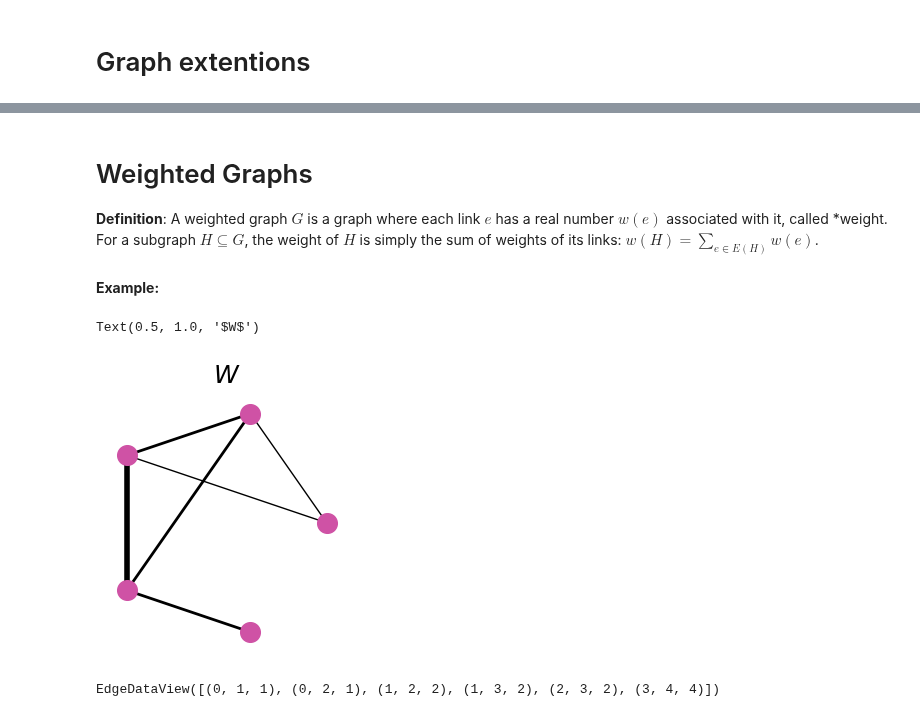
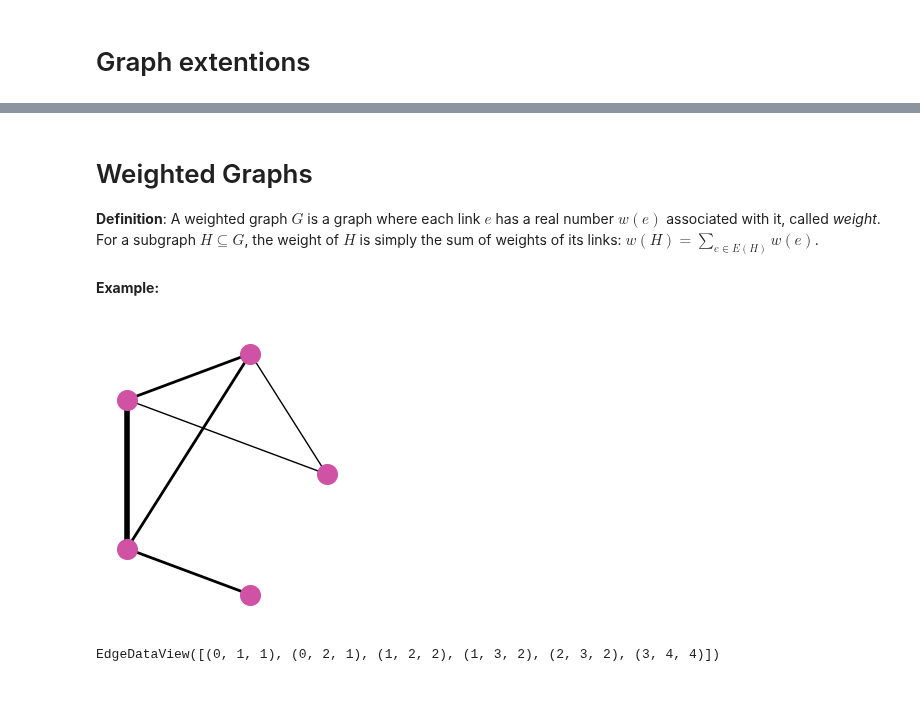
Before and after one commit to fum-cs/a4ds, a Jupyter notebook: nx/3_Extensions.ipynb, the cells around one changed output, grey strips where cells are left out. Drawn from its saved outputs; the diff is of its cells as text; code cells hidden in the pictures.

```diff
--- a/nx/3_Extensions.ipynb
+++ b/nx/3_Extensions.ipynb
@@ -14,7 +12,7 @@ pd.set_option('display.max_colwidth', 200)
 # %% [markdown]
 # Weighted Graphs
 
-**Definition**: A weighted graph $G$ is a graph where each link $e$ has a real number $w(e)$ associated with it, called *weight. For a subgraph $H \subseteq G$, the weight of $H$ is simply the sum of weights of its links: $w(H) = \sum_{e \in E(H)} w(e)$.
+**Definition**: A weighted graph $G$ is a graph where each link $e$ has a real number $w(e)$ associated with it, called *weight*. For a subgraph $H \subseteq G$, the weight of $H$ is simply the sum of weights of its links: $w(H) = \sum_{e \in E(H)} w(e)$.
 # %% [markdown]
 **Example:**
 # %%
@@ -29,13 +27,11 @@ W.add_weighted_edges_from(weighted_edges, weight='weight')
 # %%
 fig, axs = plt.subplots(figsize=(2.5,3), facecolor='w', nrows=1, ncols=1, constrained_layout=True)
 pos = nx.layout.circular_layout(W)
 nx.draw_networkx_nodes(W, pos, node_color="#cf52a5", linewidths=1, ax=axs, node_size=200)
 nx.draw_networkx_edges(W, pos, width=weight, ax=axs)
-axs.axis('off')
-axs.set_title(r"$W$", fontsize=18)
+axs.axis('off');
 # %% [output]
-Text(0.5, 1.0, '$W$')
-[figure, old version]
+[figure, new version]
 # %%
 W.edges.data("weight")
 # %% [output]
```
Also changed, not shown: parts of 6 cells of this notebook, 2 other files.
